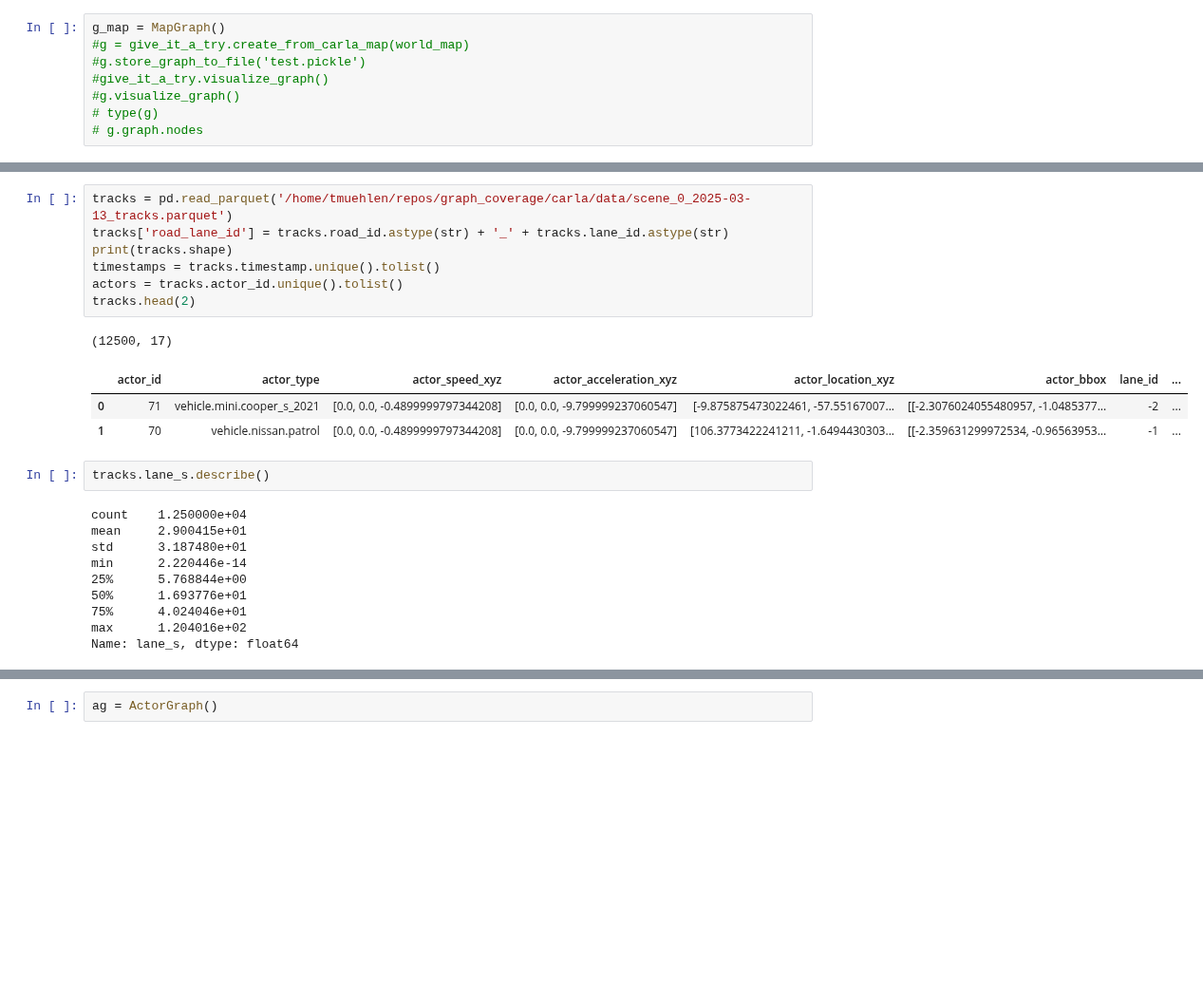
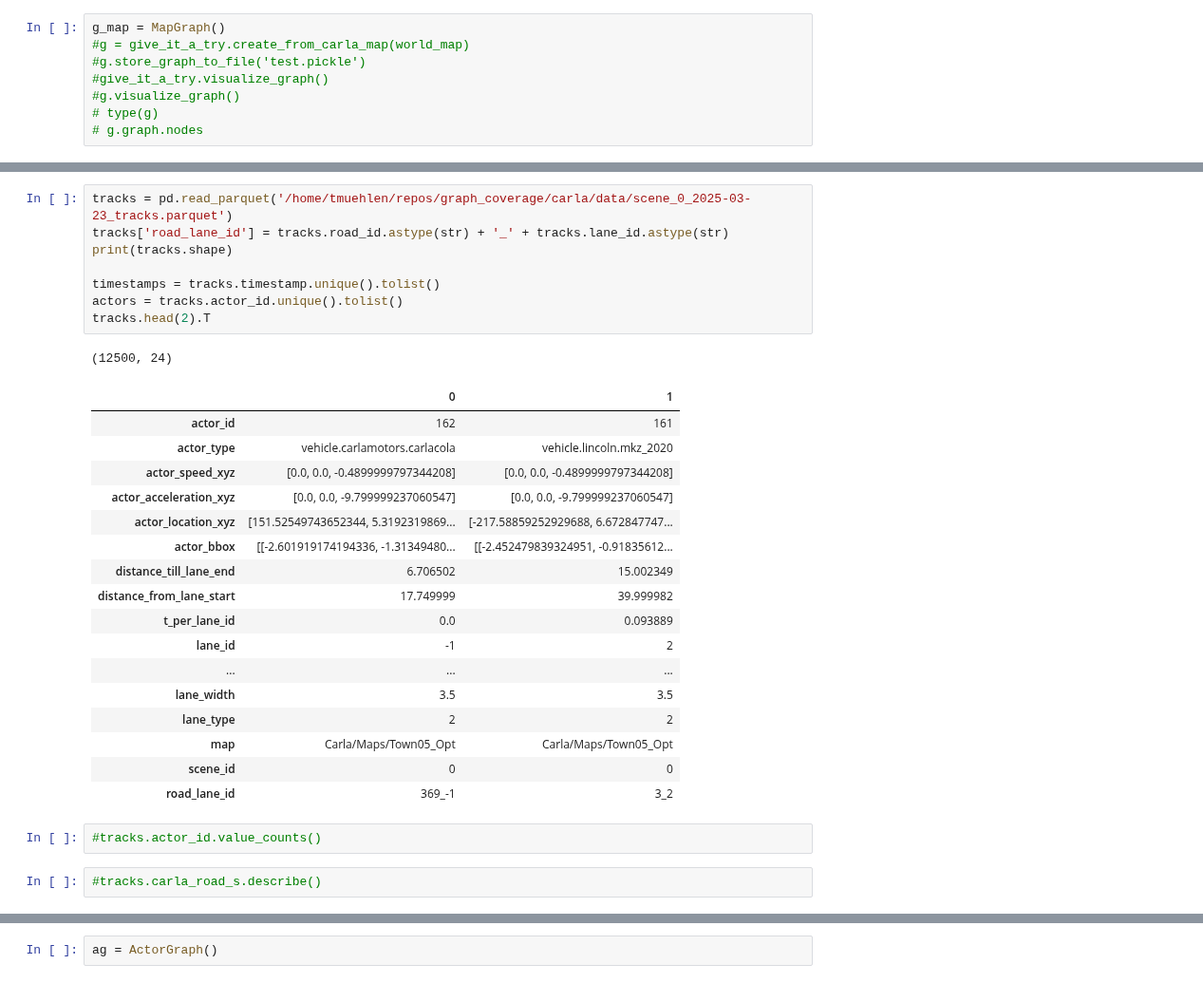
Before and after one commit to tmuehlen80/graph_coverage, a Jupyter notebook: Notebooks/carla/tracks_eda.ipynb, the cells around one changed output, grey strips where cells are left out. Shown at 95% size. Drawn from its saved outputs; the diff is of its cells as text; blank space fills up the shorter version.

```diff
--- a/Notebooks/carla/tracks_eda.ipynb
+++ b/Notebooks/carla/tracks_eda.ipynb
@@ -72,24 +73,31 @@ pd.DataFrame(g_map.graph.edges(data=True))
 # %%
-tracks = pd.read_parquet('/home/tmuehlen/repos/graph_coverage/carla/data/scene_0_2025-03-13_tracks.parquet')
+tracks = pd.read_parquet('/home/tmuehlen/repos/graph_coverage/carla/data/scene_0_2025-03-23_tracks.parquet')
 tracks['road_lane_id'] = tracks.road_id.astype(str) + '_' + tracks.lane_id.astype(str)
 print(tracks.shape)
+
 timestamps = tracks.timestamp.unique().tolist()
 actors = tracks.actor_id.unique().tolist()
-tracks.head(2)
+tracks.head(2).T
 # %% [output]
-(12500, 17)
+(12500, 24)
-|  | actor_id | actor_type | actor_speed_xyz | actor_acceleration_xyz | actor_location_xyz | actor_bbox | lane_id | ... |
-| 0 | 71 | vehicle.mini.cooper_s_2021 | [0.0, 0.0, -0.4899999797344208] | [0.0, 0.0, -9.799999237060547] | [-9.875875473022461, -57.55167007... | [[-2.3076024055480957, -1.0485377... | -2 | ... |
-| 1 | 70 | vehicle.nissan.patrol | [0.0, 0.0, -0.4899999797344208] | [0.0, 0.0, -9.799999237060547] | [106.3773422241211, -1.6494430303... | [[-2.359631299972534, -0.96563953... | -1 | ... |
+|  | 0 | 1 |
+| actor_id | 162 | 161 |
+| actor_type | vehicle.carlamotors.carlacola | vehicle.lincoln.mkz_2020 |
+| actor_speed_xyz | [0.0, 0.0, -0.4899999797344208] | [0.0, 0.0, -0.4899999797344208] |
+| actor_acceleration_xyz | [0.0, 0.0, -9.799999237060547] | [0.0, 0.0, -9.799999237060547] |
+| actor_location_xyz | [151.52549743652344, 5.3192319869... | [-217.58859252929688, 6.672847747... |
+| actor_bbox | [[-2.601919174194336, -1.31349480... | [[-2.452479839324951, -0.91835612... |
+| distance_till_lane_end | 6.706502 | 15.002349 |
+| distance_from_lane_start | 17.749999 | 39.999982 |
+| t_per_lane_id | 0.0 | 0.093889 |
+| lane_id | -1 | 2 |
+| ... | ... | ... |
+| lane_width | 3.5 | 3.5 |
+| lane_type | 2 | 2 |
+| map | Carla/Maps/Town05_Opt | Carla/Maps/Town05_Opt |
+| scene_id | 0 | 0 |
+| road_lane_id | 369_-1 | 3_2 |
-# %%
-tracks.lane_s.describe()
-# %% [output]
-count    1.250000e+04
-mean     2.900415e+01
-std      3.187480e+01
-min      2.220446e-14
-25%      5.768844e+00
-50%      1.693776e+01
-75%      4.024046e+01
-max      1.204016e+02
-Name: lane_s, dtype: float64
+# %%
+#tracks.actor_id.value_counts()
+# %%
+#tracks.carla_road_s.describe()
```
Also changed, not shown: parts of 48 cells of this notebook, 2 other files.
